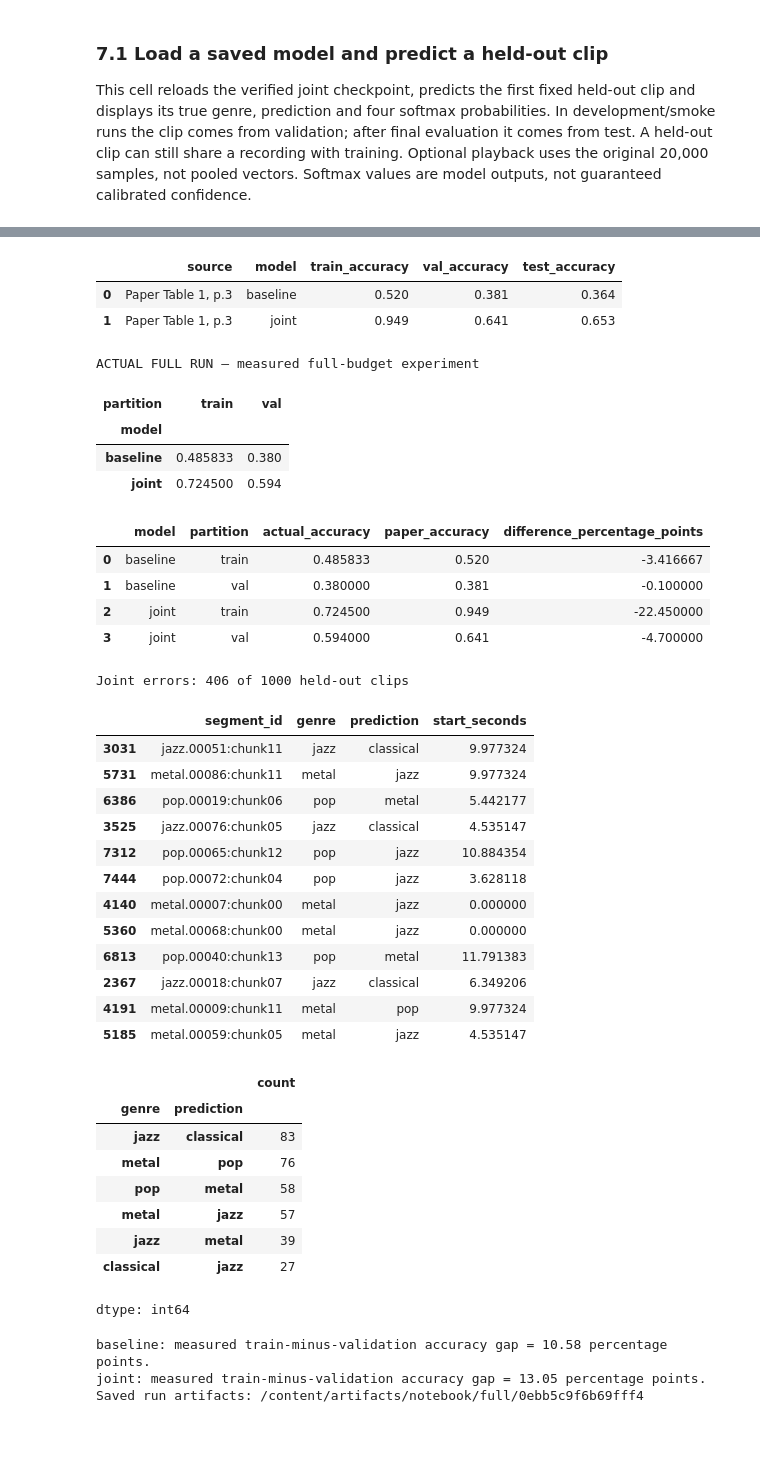
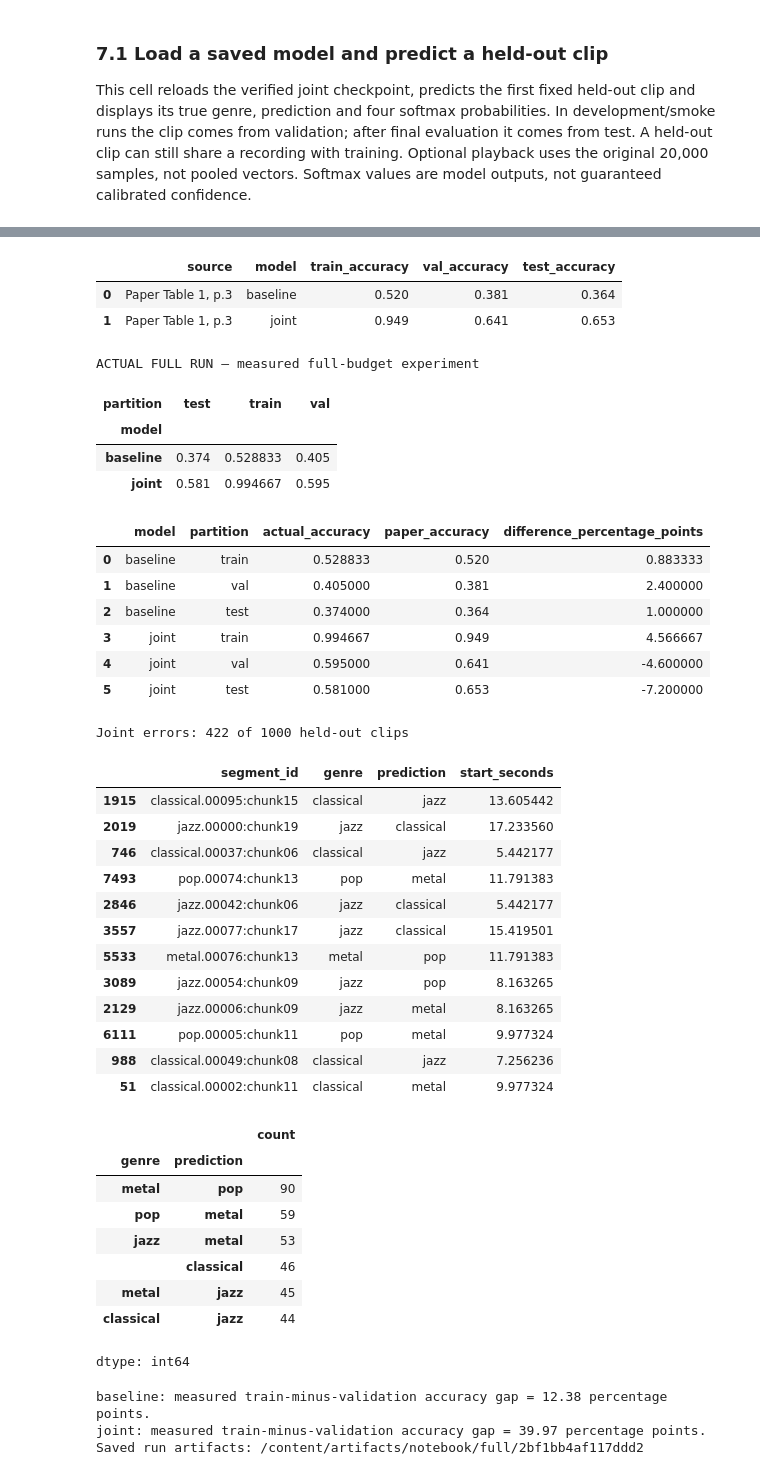
Before and after one commit to Harsha-Kamaraj/ML-Mini-Project, a Jupyter notebook: musical_genre_replication.ipynb, the cells around one changed output, grey strips where cells are left out. Saved outputs shown, nothing was run; the diff lists cells and outputs as text; code cells hidden in the pictures; blank space fills up the shorter version.

```diff
--- a/musical_genre_replication.ipynb
+++ b/musical_genre_replication.ipynb
@@ -71,8 +71,8 @@ CFG = {
     "learning_rate": 0.0001, "batch_size": 512,
     "adam_betas": [0.9, 0.999], "adam_epsilon": 1e-8, "weight_decay": 0.0,
     "dropout_probability": 0.1, "gamma": 0.9,
-    "encoder_activations": ["tanh", "tanh", "tanh", "identity"],
-    "decoder_activations": ["tanh", "tanh", "tanh", "identity"],
+    "encoder_activations": ["relu", "relu", "relu", "identity"],
+    "decoder_activations": ["relu", "relu", "relu", "identity"],
     "input_scale": 9.3,
 
     "head_activations": ["tanh", "tanh"],
@@ -80,8 +80,8 @@ CFG = {
     "full_epochs": {"baseline": 200, "autoencoder": 400, "joint": 500},
     "smoke_epochs": 1, "smoke_train_examples": 256, "smoke_val_examples": 128,
     "reuse_checkpoints": True, "force_retrain": False,
-    "evaluate_test": False, "audio_playback": False,
-    "implementation_version": "paper-l2-notebook-v3",
+    "evaluate_test": True, "audio_playback": False,
+    "implementation_version": "paper-l2-notebook-v4",
 }
 ROOT = Path(CFG["project_root"]).expanduser().resolve()
 RAW = Path(CFG["dataset_path"]).expanduser()
@@ -1183,7 +1097,7 @@ reference_results = pd.DataFrame([
 print("REFERENCE RESULTS — not values produced by this notebook")
 display(reference_results)
 print("ACTUAL", CFG["mode"].upper(), "RUN —", "diagnostics only" if CFG["mode"] == "smoke" else "measured full-budget experiment")
-actual_accuracy = metrics_table[metrics_table.model.isin(["baseline","joint"])].pivot(index="model",columns="partition",values="accuracy")
+actual_accuracy = final_table.xs("last epoch", level="checkpoint")
 display(actual_accuracy)
 differences = []
 if CFG["mode"] == "full":
@@ -1191,63 +1105,65 @@ if CFG["mode"] == "full":
         for partition in evaluated_partitions:
             observed = float(actual_accuracy.loc[row.model,partition])
             differences.append({"model":row.model,"partition":partition,"actual_accuracy":observed,
                                 "paper_accuracy":getattr(row,f"{partition}_accuracy"),
                                 "difference_percentage_points":100*(observed-getattr(row,f"{partition}_accuracy"))})
     display(pd.DataFrame(differences))
 predictions = all_representations["joint"][HELDOUT]["logits"].argmax(1)
 errors = segments.iloc[splits[HELDOUT]].copy()
 errors["prediction"] = [GENRES[i] for i in predictions]
 errors = errors[errors.genre != errors.prediction]
 print("Joint errors:",len(errors),"of",len(splits[HELDOUT]),"held-out clips")
 display(errors[["segment_id","genre","prediction","start_seconds"]].head(12))
 error_pairs = errors.groupby(["genre","prediction"]).size().sort_values(ascending=False).rename("count")
 display(error_pairs.head(6))
 errors.to_csv(RUN/f"joint_{HELDOUT}_errors.csv",index=False)
 if CFG["mode"] == "smoke":
     print("No convergence or overfitting conclusion is supported by this short smoke run. Full experiments remain to be executed.")
 else:
     for name in ["baseline","joint"]:
         gap = float(actual_accuracy.loc[name,"train"]-actual_accuracy.loc[name,"val"])
         print(f"{name}: measured train-minus-validation accuracy gap = {100*gap:.2f} percentage points.")
 print("Saved run artifacts:", RUN)
 # %% [output]
 REFERENCE RESULTS — not values produced by this notebook
 |  | source | model | train_accuracy | val_accuracy | test_accuracy |
 | 0 | Paper Table 1, p.3 | baseline | 0.520 | 0.381 | 0.364 |
 | 1 | Paper Table 1, p.3 | joint | 0.949 | 0.641 | 0.653 |
 ACTUAL FULL RUN — measured full-budget experiment
-| partition | train | val |
-| model |  |  |
-| baseline | 0.485833 | 0.380 |
-| joint | 0.724500 | 0.594 |
+| partition | test | train | val |
+| model |  |  |  |
+| baseline | 0.374 | 0.528833 | 0.405 |
+| joint | 0.581 | 0.994667 | 0.595 |
 |  | model | partition | actual_accuracy | paper_accuracy | difference_percentage_points |
-| 0 | baseline | train | 0.485833 | 0.520 | -3.416667 |
-| 1 | baseline | val | 0.380000 | 0.381 | -0.100000 |
-| 2 | joint | train | 0.724500 | 0.949 | -22.450000 |
-| 3 | joint | val | 0.594000 | 0.641 | -4.700000 |
+| 0 | baseline | train | 0.528833 | 0.520 | 0.883333 |
+| 1 | baseline | val | 0.405000 | 0.381 | 2.400000 |
+| 2 | baseline | test | 0.374000 | 0.364 | 1.000000 |
+| 3 | joint | train | 0.994667 | 0.949 | 4.566667 |
+| 4 | joint | val | 0.595000 | 0.641 | -4.600000 |
+| 5 | joint | test | 0.581000 | 0.653 | -7.200000 |
-Joint errors: 406 of 1000 held-out clips
+Joint errors: 422 of 1000 held-out clips
 |  | segment_id | genre | prediction | start_seconds |
-| 3031 | jazz.00051:chunk11 | jazz | classical | 9.977324 |
-| 5731 | metal.00086:chunk11 | metal | jazz | 9.977324 |
-| 6386 | pop.00019:chunk06 | pop | metal | 5.442177 |
-| 3525 | jazz.00076:chunk05 | jazz | classical | 4.535147 |
-| 7312 | pop.00065:chunk12 | pop | jazz | 10.884354 |
-| 7444 | pop.00072:chunk04 | pop | jazz | 3.628118 |
-| 4140 | metal.00007:chunk00 | metal | jazz | 0.000000 |
-| 5360 | metal.00068:chunk00 | metal | jazz | 0.000000 |
-| 6813 | pop.00040:chunk13 | pop | metal | 11.791383 |
-| 2367 | jazz.00018:chunk07 | jazz | classical | 6.349206 |
-| 4191 | metal.00009:chunk11 | metal | pop | 9.977324 |
-| 5185 | metal.00059:chunk05 | metal | jazz | 4.535147 |
+| 1915 | classical.00095:chunk15 | classical | jazz | 13.605442 |
+| 2019 | jazz.00000:chunk19 | jazz | classical | 17.233560 |
+| 746 | classical.00037:chunk06 | classical | jazz | 5.442177 |
+| 7493 | pop.00074:chunk13 | pop | metal | 11.791383 |
+| 2846 | jazz.00042:chunk06 | jazz | classical | 5.442177 |
+| 3557 | jazz.00077:chunk17 | jazz | classical | 15.419501 |
+| 5533 | metal.00076:chunk13 | metal | pop | 11.791383 |
+| 3089 | jazz.00054:chunk09 | jazz | pop | 8.163265 |
+| 2129 | jazz.00006:chunk09 | jazz | metal | 8.163265 |
+| 6111 | pop.00005:chunk11 | pop | metal | 9.977324 |
+| 988 | classical.00049:chunk08 | classical | jazz | 7.256236 |
+| 51 | classical.00002:chunk11 | classical | metal | 9.977324 |
 |  |  | count |
 | genre | prediction |  |
-| jazz | classical | 83 |
-| metal | pop | 76 |
-| pop | metal | 58 |
-| metal | jazz | 57 |
-| jazz | metal | 39 |
-| classical | jazz | 27 |
+| metal | pop | 90 |
+| pop | metal | 59 |
+| jazz | metal | 53 |
+|  | classical | 46 |
+| metal | jazz | 45 |
+| classical | jazz | 44 |
 dtype: int64
-baseline: measured train-minus-validation accuracy gap = 10.58 percentage points.
-joint: measured train-minus-validation accuracy gap = 13.05 percentage points.
-Saved run artifacts: /content/artifacts/notebook/full/0ebb5c9f6b69fff4
+baseline: measured train-minus-validation accuracy gap = 12.38 percentage points.
+joint: measured train-minus-validation accuracy gap = 39.97 percentage points.
+Saved run artifacts: /content/artifacts/notebook/full/2bf1bb4af117ddd2
```
Also changed, not shown: parts of 26 cells of this notebook.
